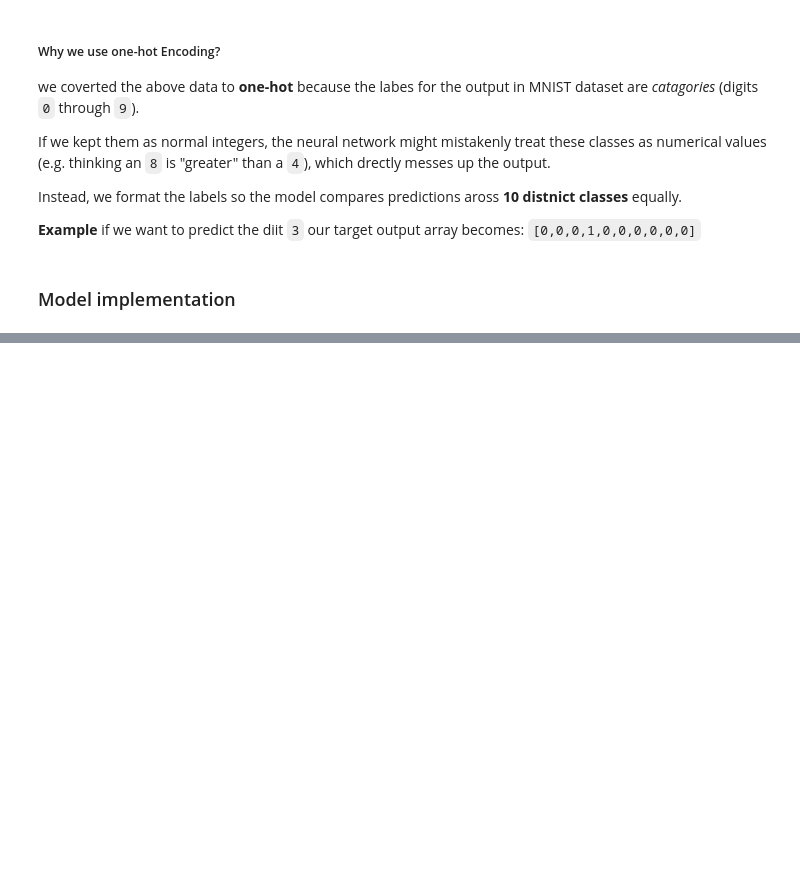
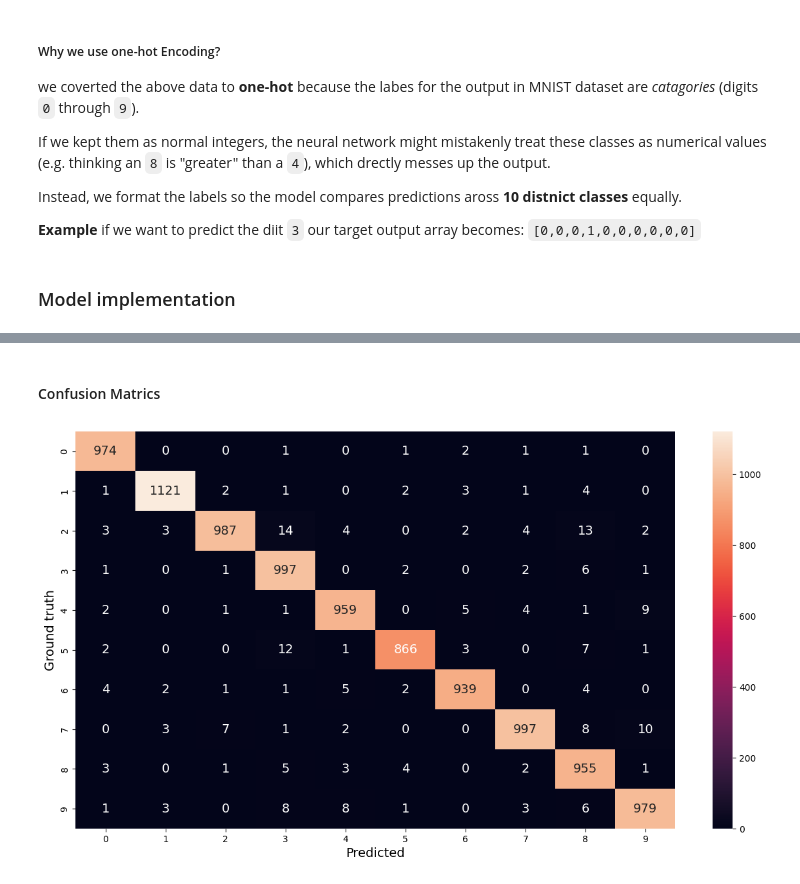
Before and after one commit to MikeTX56/DL-projects, a Jupyter notebook: MLP/mlp.ipynb, the cells around one changed output, grey strips where cells are left out. Drawn from its saved outputs; the diff is of its cells as text; code cells hidden in the pictures; blank space fills up the shorter version.

```diff
--- a/MLP/mlp.ipynb
+++ b/MLP/mlp.ipynb
@@ -141,0 +187,7 @@ Model: "sequential"
+# %%
+predictions = model.predict(X_test)
+print("Ground Truth for test digit: ", y_test[0])
+print("\n");
+print("Predictions for each class:\n")
+for i in range(10):
+    print("digit:", i, "Probablity ", predictions[0][i])
@@ -141,0 +211,18 @@ Model: "sequential"
+# %% [markdown]
+#### Confusion Matrics
+# %%
+predicted_labels = [np.argmax(i) for i in predictions]
+# %%
+#lets convert the one hot encoded labels to integers.
+y_test_integer_labels = tf.argmax(y_test, axis = 1)
+
+confusion_mat = tf.math.confusion_matrix(labels = y_test_integer_labels, predictions = predicted_labels)
+
+plt.figure(figsize=(15, 8))
+import seaborn as sns
+sns.heatmap(confusion_mat, annot = True, fmt = "d", annot_kws = {"size" : 14})
+plt.xlabel("Predicted")
+plt.ylabel("Ground truth")
+plt.show()
+# %% [output]
+[figure, added]
```
Also changed, not shown: parts of 10 cells of this notebook.
